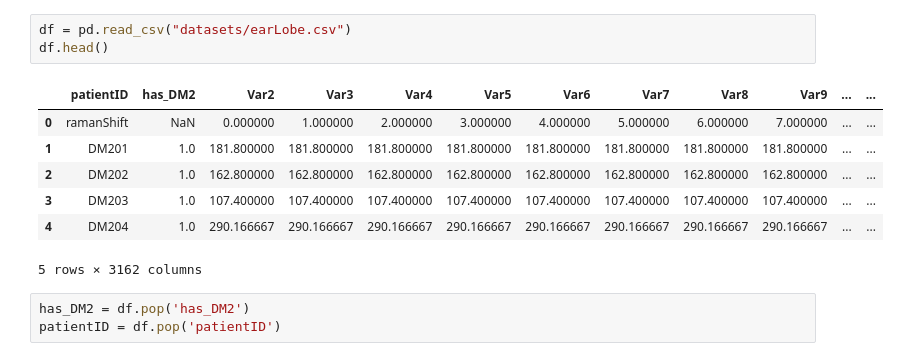
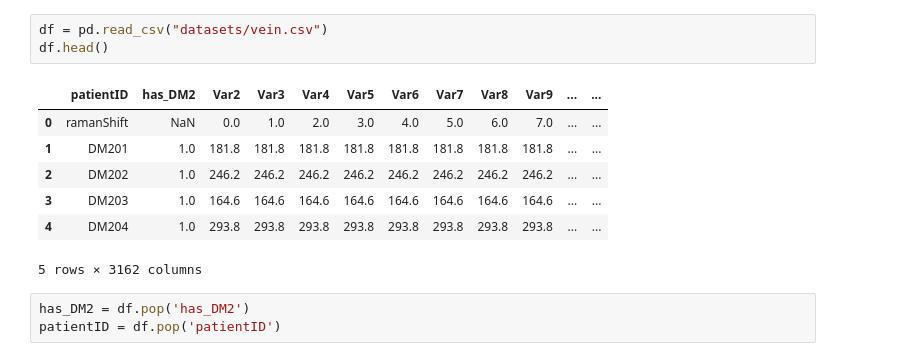
Before and after one commit to AndreyAnokhin/Kaggle-Raman-ML, a Jupyter notebook: Preprocessing.ipynb, the cells around one changed output. Saved outputs shown, nothing was run; the diff lists cells and outputs as text.

```diff
--- a/Preprocessing.ipynb
+++ b/Preprocessing.ipynb
@@ -7,13 +23,13 @@ import re
 # %%
-df = pd.read_csv("datasets/earLobe.csv")
+df = pd.read_csv("datasets/vein.csv")
 df.head()
 # %% [output]
 |  | patientID | has_DM2 | Var2 | Var3 | Var4 | Var5 | Var6 | Var7 | Var8 | Var9 | ... | ... |
-| 0 | ramanShift | NaN | 0.000000 | 1.000000 | 2.000000 | 3.000000 | 4.000000 | 5.000000 | 6.000000 | 7.000000 | ... | ... |
-| 1 | DM201 | 1.0 | 181.800000 | 181.800000 | 181.800000 | 181.800000 | 181.800000 | 181.800000 | 181.800000 | 181.800000 | ... | ... |
-| 2 | DM202 | 1.0 | 162.800000 | 162.800000 | 162.800000 | 162.800000 | 162.800000 | 162.800000 | 162.800000 | 162.800000 | ... | ... |
-| 3 | DM203 | 1.0 | 107.400000 | 107.400000 | 107.400000 | 107.400000 | 107.400000 | 107.400000 | 107.400000 | 107.400000 | ... | ... |
-| 4 | DM204 | 1.0 | 290.166667 | 290.166667 | 290.166667 | 290.166667 | 290.166667 | 290.166667 | 290.166667 | 290.166667 | ... | ... |
+| 0 | ramanShift | NaN | 0.0 | 1.0 | 2.0 | 3.0 | 4.0 | 5.0 | 6.0 | 7.0 | ... | ... |
+| 1 | DM201 | 1.0 | 181.8 | 181.8 | 181.8 | 181.8 | 181.8 | 181.8 | 181.8 | 181.8 | ... | ... |
+| 2 | DM202 | 1.0 | 246.2 | 246.2 | 246.2 | 246.2 | 246.2 | 246.2 | 246.2 | 246.2 | ... | ... |
+| 3 | DM203 | 1.0 | 164.6 | 164.6 | 164.6 | 164.6 | 164.6 | 164.6 | 164.6 | 164.6 | ... | ... |
+| 4 | DM204 | 1.0 | 293.8 | 293.8 | 293.8 | 293.8 | 293.8 | 293.8 | 293.8 | 293.8 | ... | ... |
 5 rows × 3162 columns
 # %%
 has_DM2 = df.pop('has_DM2')
```
Also changed, not shown: parts of 17 cells of this notebook.
